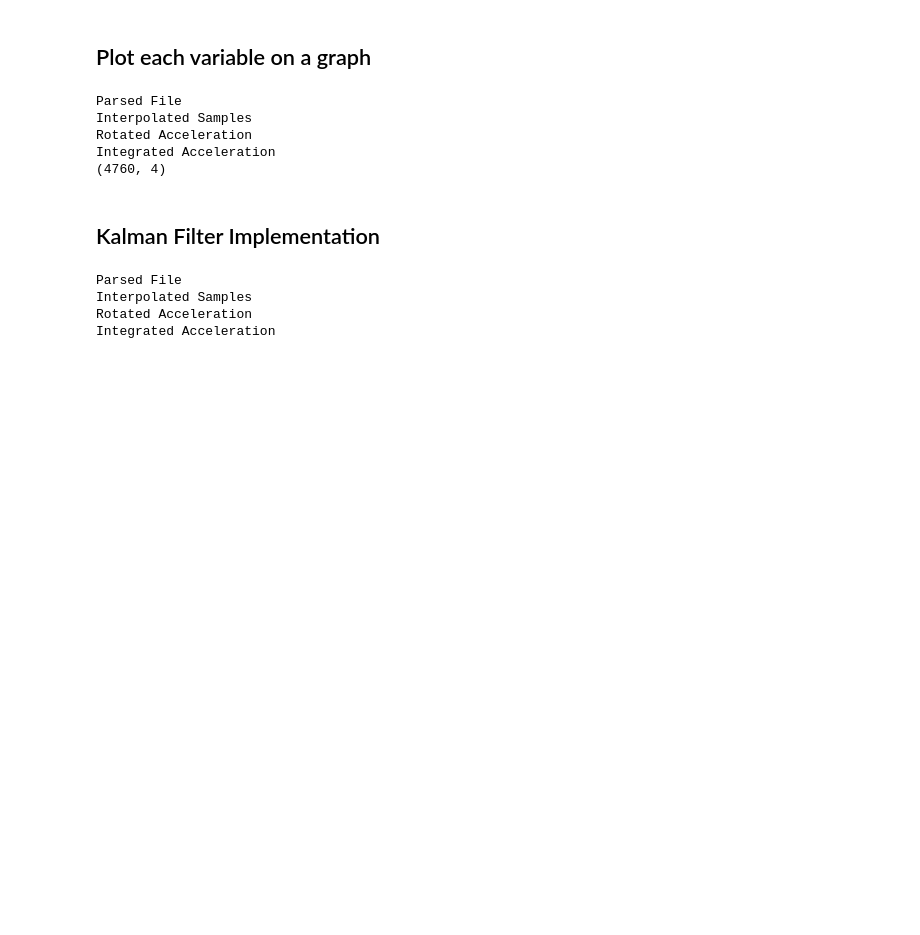
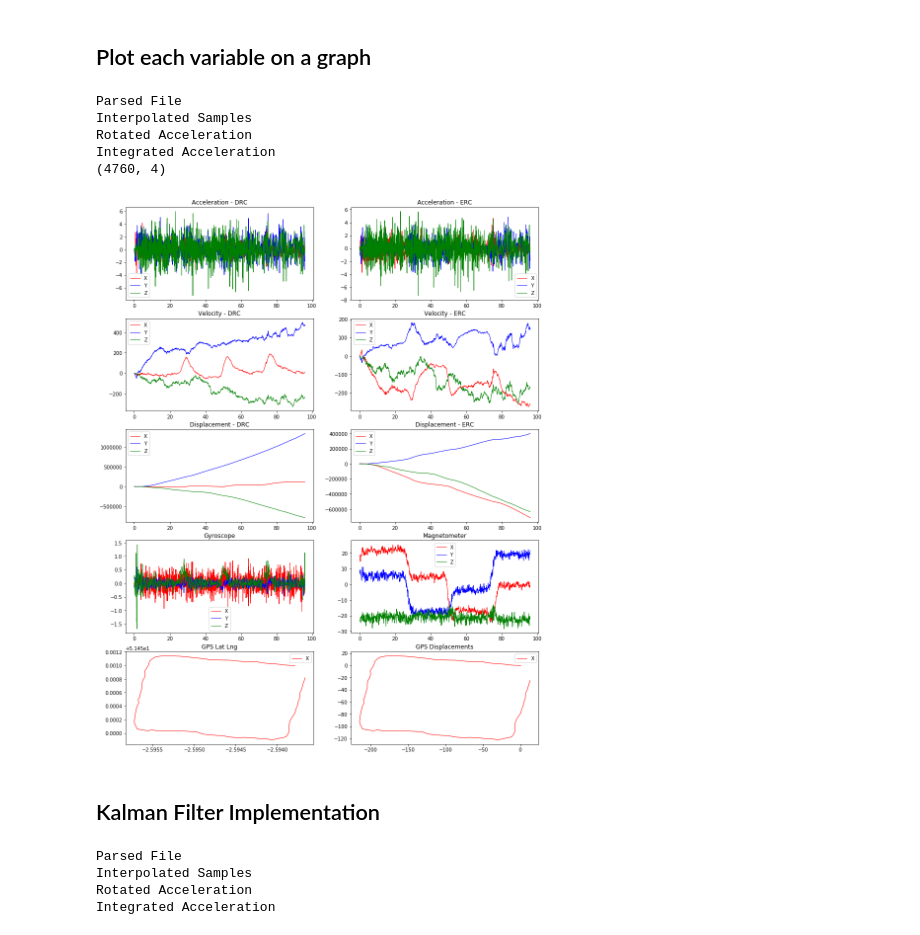
Before and after one commit to harrywaugh/ActivityTrackingWithSensorFusion, a Jupyter notebook: KalmanFilter.ipynb, the cells around one changed output. Cells and saved outputs as stored; diff of their text form; code cells hidden in the pictures; blank space fills up the shorter version.

```diff
--- a/KalmanFilter.ipynb
+++ b/KalmanFilter.ipynb
@@ -12,13 +12,14 @@ from scipy import signal
 # %%
 data = Data_Stream("data5.csv")
 print(data.acc_DRC.shape)
-# data.plot()
+data.plot()
 # %% [output]
 Parsed File
 Interpolated Samples
 Rotated Acceleration
 Integrated Acceleration
 (4760, 4)
+[figure, added]
 # %% [markdown]
 ## Kalman Filter Implementation
 # %%
```
Also changed, not shown: 5 other files.
